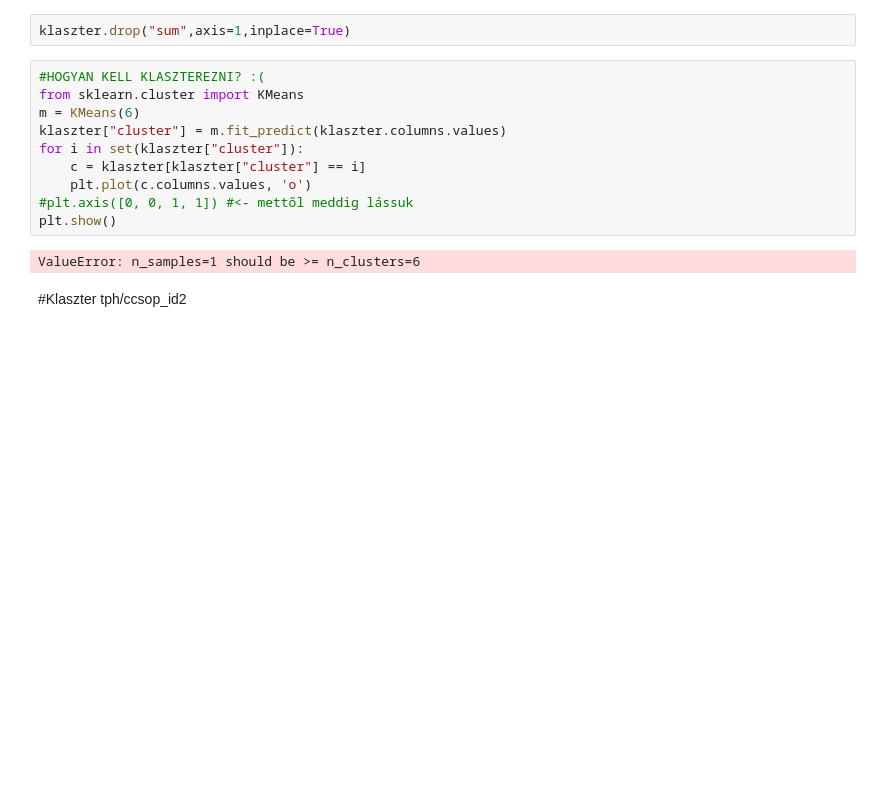
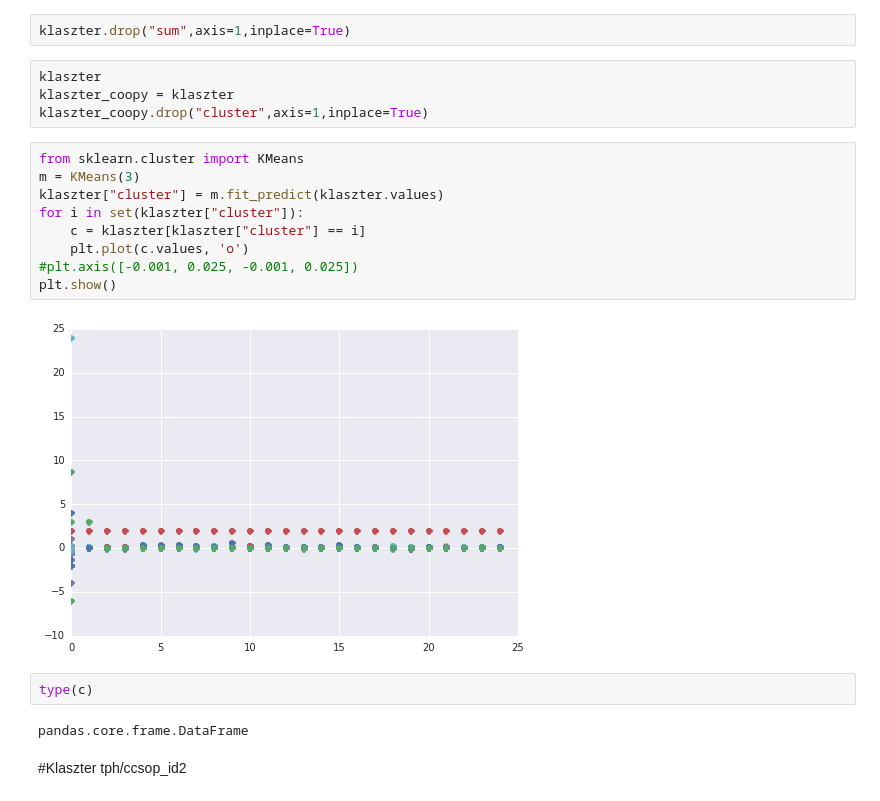
Before and after one commit to illenyi/adatbanyaszkodas, a Jupyter notebook: Adatbányászat-új-vizeken.ipynb, the cells around one changed output. Drawn from its saved outputs; the diff is of its cells as text; blank space fills up the shorter version.

Commit message:
tph/ccsop_id2
Tábla kész,cluster-rel szenvedek!
A sorrendet majd átírom, ahogy le van futva úgy kell megcsinálni!

```diff
--- a/Adatbányászat-új-vizeken.ipynb
+++ b/Adatbányászat-új-vizeken.ipynb
@@ -1544,18 +1543,25 @@ klaszter
 30 rows × 317 columns
 # %%
 klaszter.drop("sum",axis=1,inplace=True)
+# %%
+klaszter
+klaszter_coopy = klaszter
+klaszter_coopy.drop("cluster",axis=1,inplace=True)
 # %%
-#HOGYAN KELL KLASZTEREZNI? :(
 from sklearn.cluster import KMeans
-m = KMeans(6)
-klaszter["cluster"] = m.fit_predict(klaszter.columns.values)
+m = KMeans(3)
+klaszter["cluster"] = m.fit_predict(klaszter.values)
 for i in set(klaszter["cluster"]):
     c = klaszter[klaszter["cluster"] == i]
-    plt.plot(c.columns.values, 'o')
-#plt.axis([0, 0, 1, 1]) #<- mettől meddig lássuk
+    plt.plot(c.values, 'o')
+#plt.axis([-0.001, 0.025, -0.001, 0.025])
 plt.show()
 # %% [output]
-ValueError: n_samples=1 should be >= n_clusters=6
+[figure, added]
+# %%
+type(c)
+# %% [output]
+pandas.core.frame.DataFrame
 # %% [markdown]
 #Klaszter tph/ccsop_id2
 # %%
```
Also changed, not shown: parts of 11 cells of this notebook.
